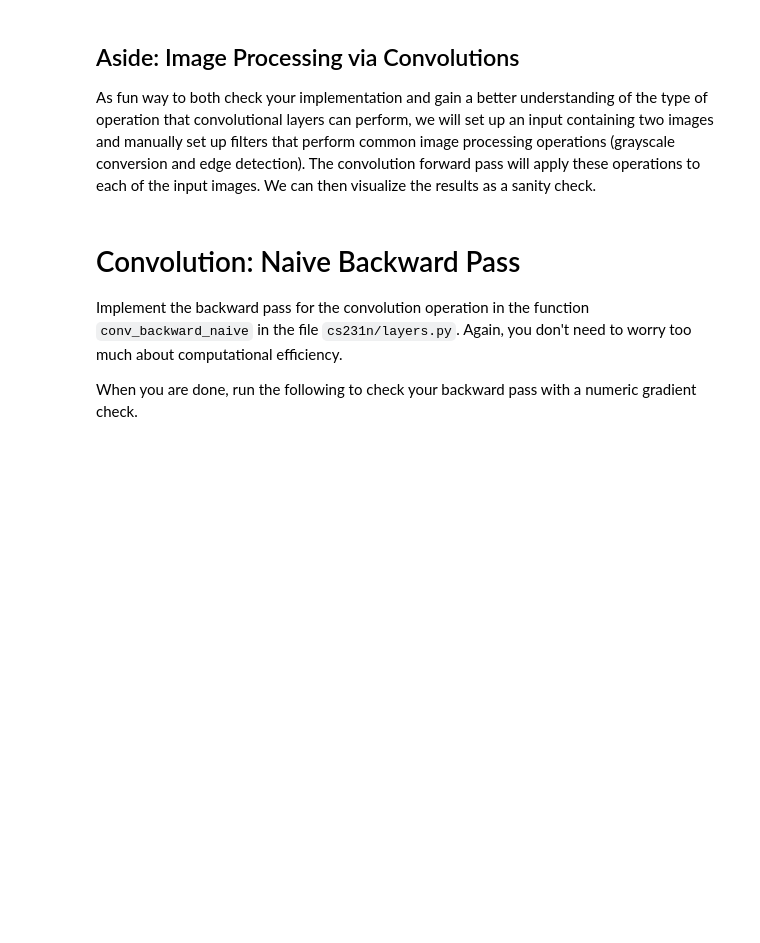
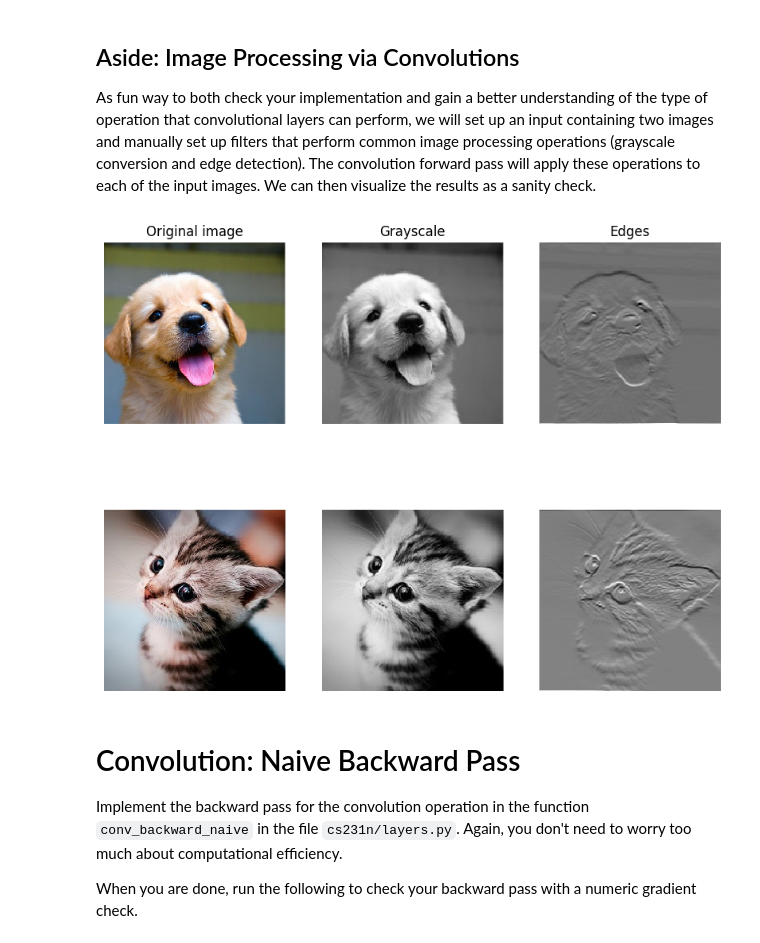
Before and after one commit to RobGhys/cs231n, a Jupyter notebook: assignment2/ConvolutionalNetworks.ipynb, the cells around one changed output. Saved outputs shown, nothing was run; the diff lists cells and outputs as text; code cells hidden in the pictures; blank space fills up the shorter version.

```diff
--- a/assignment2/ConvolutionalNetworks.ipynb
+++ b/assignment2/ConvolutionalNetworks.ipynb
@@ -142,8 +125,8 @@ As fun way to both check your implementation and gain a better understanding of
 from imageio import imread
 from PIL import Image
 
-kitten = imread('cs231n/notebook_images/kitten.jpg')
-puppy = imread('cs231n/notebook_images/puppy.jpg')
+kitten = imread('notebook_images/kitten.jpg')
+puppy = imread('notebook_images/puppy.jpg')
 # kitten is wide, and puppy is already square
 d = kitten.shape[1] - kitten.shape[0]
 kitten_cropped = kitten[:, d//2:-d//2, :]
@@ -174,33 +157,35 @@ b = np.array([0, 128])
 
 # Compute the result of convolving each input in x with each filter in w,
 # offsetting by b, and storing the results in out.
 out, _ = conv_forward_naive(x, w, b, {'stride': 1, 'pad': 1})
 
 def imshow_no_ax(img, normalize=True):
     """ Tiny helper to show images as uint8 and remove axis labels """
     if normalize:
         img_max, img_min = np.max(img), np.min(img)
         img = 255.0 * (img - img_min) / (img_max - img_min)
     plt.imshow(img.astype('uint8'))
     plt.gca().axis('off')
 
 # Show the original images and the results of the conv operation
 plt.subplot(2, 3, 1)
 imshow_no_ax(puppy, normalize=False)
 plt.title('Original image')
 plt.subplot(2, 3, 2)
 imshow_no_ax(out[0, 0])
 plt.title('Grayscale')
 plt.subplot(2, 3, 3)
 imshow_no_ax(out[0, 1])
 plt.title('Edges')
 plt.subplot(2, 3, 4)
 imshow_no_ax(kitten_cropped, normalize=False)
 plt.subplot(2, 3, 5)
 imshow_no_ax(out[1, 0])
 plt.subplot(2, 3, 6)
 imshow_no_ax(out[1, 1])
 plt.show()
+# %% [output]
+[figure, added]
 # %% [markdown]
 # Convolution: Naive Backward Pass
 Implement the backward pass for the convolution operation in the function `conv_backward_naive` in the file `cs231n/layers.py`. Again, you don't need to worry too much about computational efficiency.
```
Also changed, not shown: parts of 10 cells of this notebook, 6 other files.
